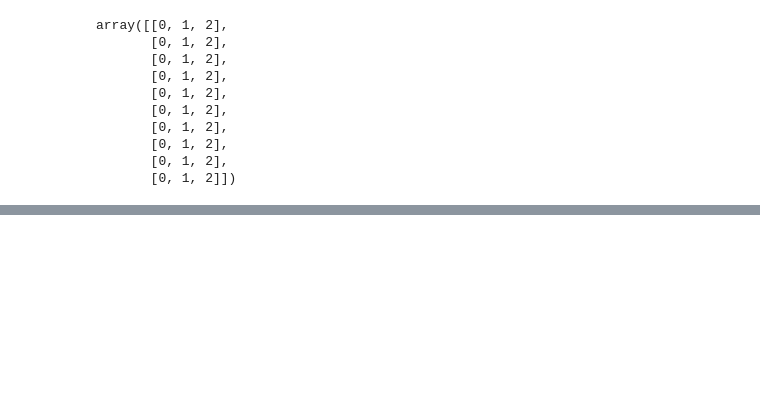
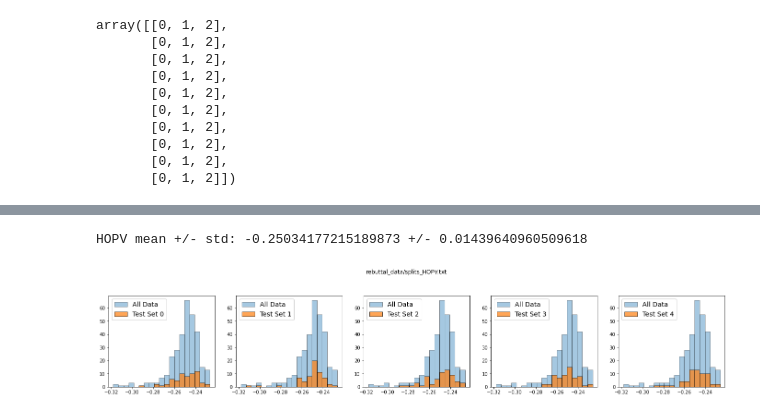
Before and after one commit to songs1/PolyPy, a Jupyter notebook: PolyPy3_load_data.ipynb, the cells around one changed output, grey strips where cells are left out. Cells and saved outputs as stored; diff of their text form; code cells hidden in the pictures; blank space fills up the shorter version.

```diff
--- a/PolyPy3_load_data.ipynb
+++ b/PolyPy3_load_data.ipynb
@@ -705,3 +710,37 @@ array([[0, 1, 2],
        [0, 1, 2],
        [0, 1, 2],
        [0, 1, 2]])
+# %%
+def get_n_splits(y, saveLoc, n=5, test_size=0.2):
+    out = [sorted(np.random.choice(list(range(len(y))), size=int(test_size*len(y)), replace=False)) for i in range(n)]
+    with open(saveLoc, 'w') as f:
+        f.write(f'{out}')
+
+def split_hist(y, fileName):
+    with open(fileName) as f:
+        splits = eval(f.read())
+
+    bins = np.linspace(min(y), max(y)*1.01, 20)
+    plt.figure(figsize=(24,8))
+    plt.suptitle(fileName)
+    for i,ti in enumerate(splits):
+        plt.subplot(2,5,i+1)
+        plt.hist(y, bins=bins, edgecolor='k', alpha=0.4, label='All Data')
+        test_idx = np.array(ti)
+        plt.hist(y[test_idx], bins=bins, alpha=0.7, edgecolor='k', label=f'Test Set {i}')
+        plt.legend(fontsize=14, framealpha=1, bbox_to_anchor=(0,1), loc='upper left')
+# %%
+# HOPV dataset
+hopv = pd.read_csv('rebuttal_data/HOPV.txt', sep=',')
+hopv_smiles = np.array(hopv['SMILES'])
+hopv_mols = np.array([Chem.MolFromSmiles(sm) for sm in hopv_smiles])
+
+# Morgan Fingerprints
+hopv_fp_counts, hopv_fp_inventory = get_fp_counts(hopv_mols, 3, True)
+
+# Labels
+hopv_y = np.array(hopv['HOPV'], dtype=float)
+hopv_y_zScore = norm_zScore(hopv_y)[0]
+
+print('Database Imported:\tHOPV')
+hopv
@@ -707,0 +762,12 @@ array([[0, 1, 2],
+# %%
+# Create Test Set Splits to be used (same across different models/settings/experiments)
+
+if __name__ == "__main__" and '__file__' not in globals():
+
+    if False:
+        get_n_splits(hopv_y, f'rebuttal_data/splits_HOPV.txt')
+    split_hist(hopv_y, f'rebuttal_data/splits_HOPV.txt')
+    print('HOPV mean +/- std:', np.mean(hopv_y), '+/-', np.std(hopv_y))
+# %% [output]
+HOPV mean +/- std: -0.25034177215189873 +/- 0.01439640960509618
+[figure, added]
```
Also changed, not shown: parts of 9 cells of this notebook, 1 other file.
